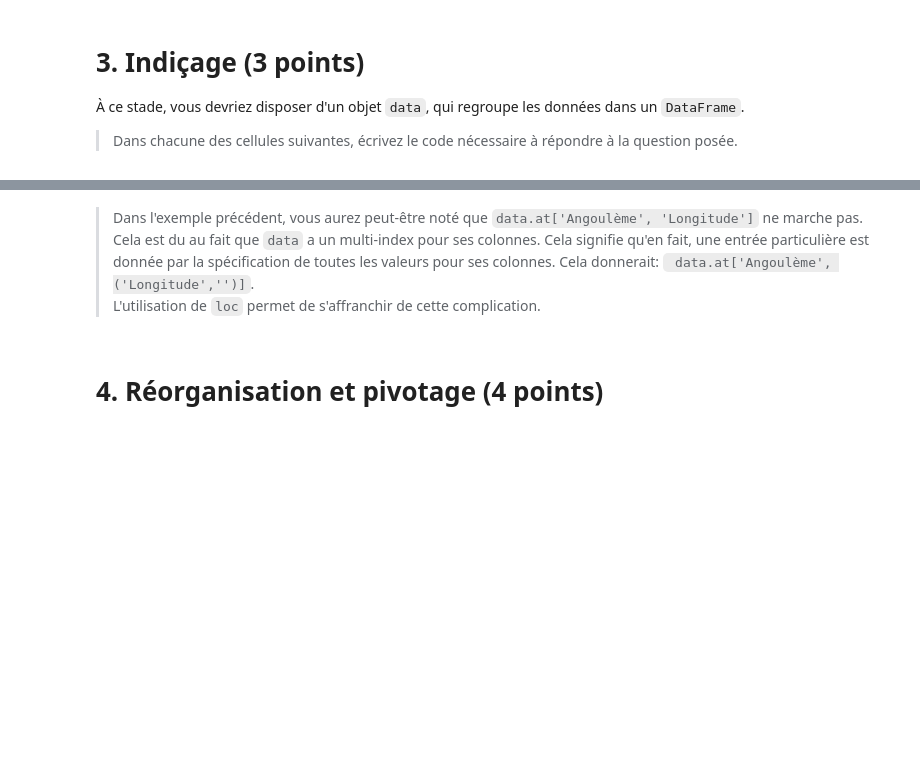
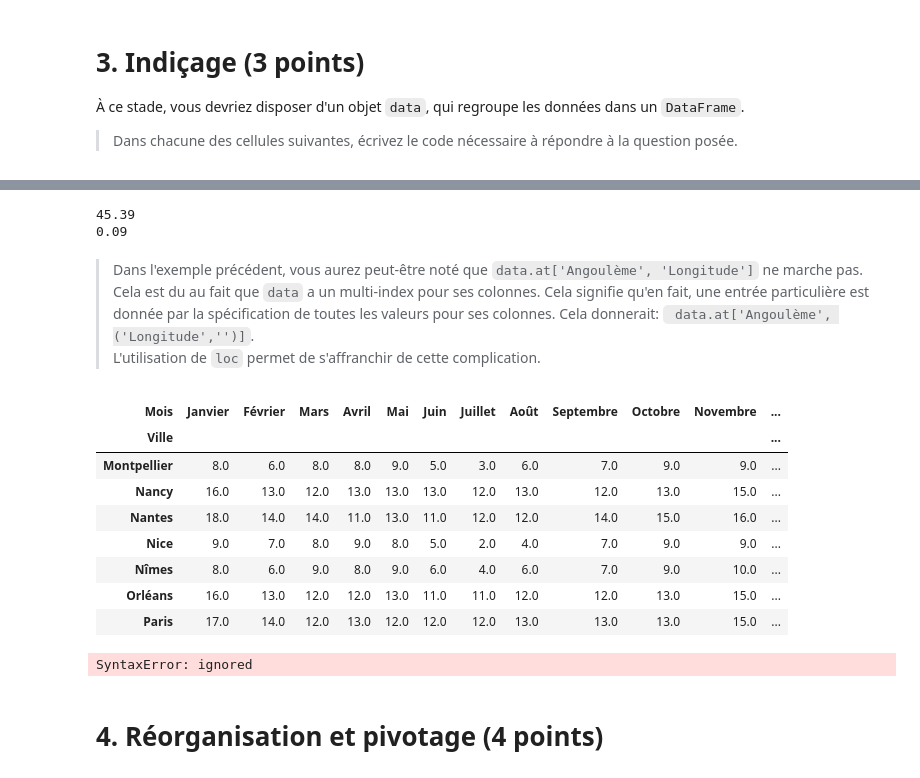
Before and after one commit to campusplage/compte-rendus-ngauthier, a Jupyter notebook: TP1_pandas.ipynb, the cells around one changed output, grey strips where cells are left out. Cells and saved outputs as stored; diff of their text form; code cells hidden in the pictures; blank space fills up the shorter version.

```diff
--- a/TP1_pandas.ipynb
+++ b/TP1_pandas.ipynb
@@ -134,6 +174,14 @@ Comme vous le constatez, `pandas` est en fait encore plus puissant que ce que je
 # %%
 # Affichez une phrase qui indique la latitude et longitude d'Angoulème.
+
+print(data.at['Angoulème', ('Latitude','')])
+print(data.at['Angoulème', ('Longitude','')] )
+
 # (utilisez `loc` et le formattage de chaines de caractère avec print)
+print('Angoulème: Latitude {} et Longitude {}'.format(data.at['Angoulème', ('Latitude','')], data.at['Angoulème', ('Longitude','')]))
+# %% [output]
+45.39
+0.09
 # %% [markdown]
 > Dans l'exemple précédent, vous aurez peut-être noté que `data.at['Angoulème', 'Longitude']` ne marche pas.
 Cela est du au fait que `data` a un multi-index pour ses colonnes. Cela signifie qu'en fait, une entrée particulière est donnée par la spécification de toutes les valeurs pour ses colonnes. Cela donnerait:
@@ -142,8 +190,22 @@ Cela est du au fait que `data` a un multi-index pour ses colonnes. Cela signifie
 # %%
 # Affichez les nombres de jours de pluie mensuels de toutes les données aux villes ayant un nom compris
 # entre "Montpellier" et "Paris" dans l'ordre alphabétique
+data["Jours de pluie"].sort_values(by='Ville')['Montpellier':'Paris']
+# %% [output]
+| Mois | Janvier | Février | Mars | Avril | Mai | Juin | Juillet | Août | Septembre | Octobre | Novembre | ... |
+| Ville |  |  |  |  |  |  |  |  |  |  |  | ... |
+| Montpellier | 8.0 | 6.0 | 8.0 | 8.0 | 9.0 | 5.0 | 3.0 | 6.0 | 7.0 | 9.0 | 9.0 | ... |
+| Nancy | 16.0 | 13.0 | 12.0 | 13.0 | 13.0 | 13.0 | 12.0 | 13.0 | 12.0 | 13.0 | 15.0 | ... |
+| Nantes | 18.0 | 14.0 | 14.0 | 11.0 | 13.0 | 11.0 | 12.0 | 12.0 | 14.0 | 15.0 | 16.0 | ... |
+| Nice | 9.0 | 7.0 | 8.0 | 9.0 | 8.0 | 5.0 | 2.0 | 4.0 | 7.0 | 9.0 | 9.0 | ... |
+| Nîmes | 8.0 | 6.0 | 9.0 | 8.0 | 9.0 | 6.0 | 4.0 | 6.0 | 7.0 | 9.0 | 10.0 | ... |
+| Orléans | 16.0 | 13.0 | 12.0 | 12.0 | 13.0 | 11.0 | 11.0 | 12.0 | 12.0 | 13.0 | 15.0 | ... |
+| Paris | 17.0 | 14.0 | 12.0 | 13.0 | 12.0 | 12.0 | 12.0 | 13.0 | 13.0 | 13.0 | 15.0 | ... |
 # %%
 # Affichez à la fois les précipitations mensuelles et la "Géographie" des mêmes villes
+data.T[,"Géographie"]
+# %% [output]
+SyntaxError: ignored
 # %%
 # Affichez les trois dernières colonnes de la table pour les 15 premières villes
 # %% [markdown]
```
Also changed, not shown: parts of 2 cells of this notebook.
